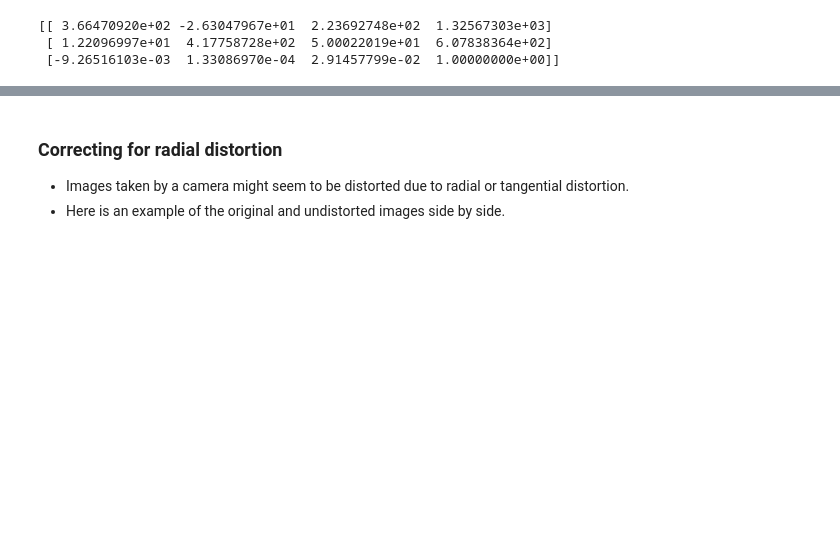
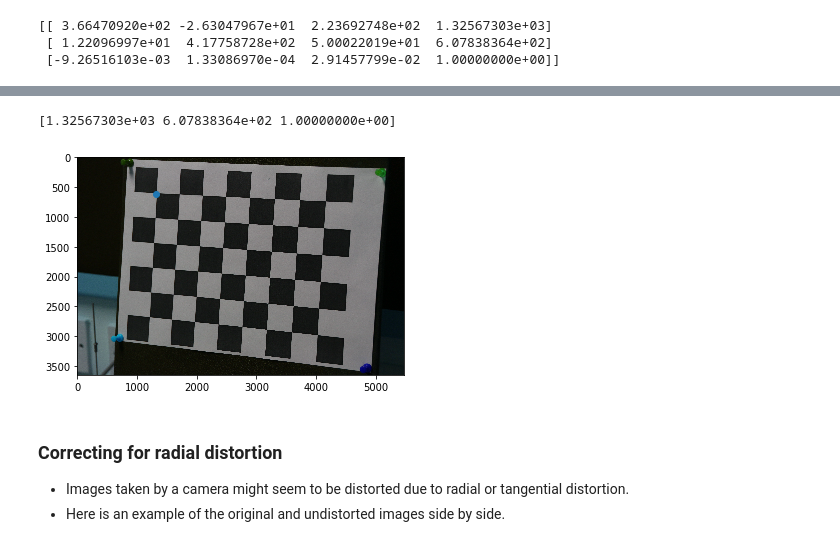
Before and after one commit to BonJovi1/Camera-Calibration, a Jupyter notebook: code.ipynb, the cells around one changed output, grey strips where cells are left out. Drawn from its saved outputs; the diff is of its cells as text; code cells hidden in the pictures; blank space fills up the shorter version.

```diff
--- a/code.ipynb
+++ b/code.ipynb
@@ -526,3 +557,14 @@ generate_wireframe(idx, idx1, projected_points)
+# %%
+origin = [0,0,0,1]
+img_origin = np.matmul(P, origin)
+img_origin = img_origin/img_origin[2]
+print(img_origin)
+plt.scatter(img_origin[0], img_origin[1])
+plt.imshow(img1)
+plt.show()
+# %% [output]
+[1.32567303e+03 6.07838364e+02 1.00000000e+00]
+[figure, added]
 # %% [markdown]
 ### Correcting for radial distortion
 - Images taken by a camera might seem to be distorted due to radial or tangential distortion.
```
Also changed, not shown: parts of 30 cells of this notebook.
